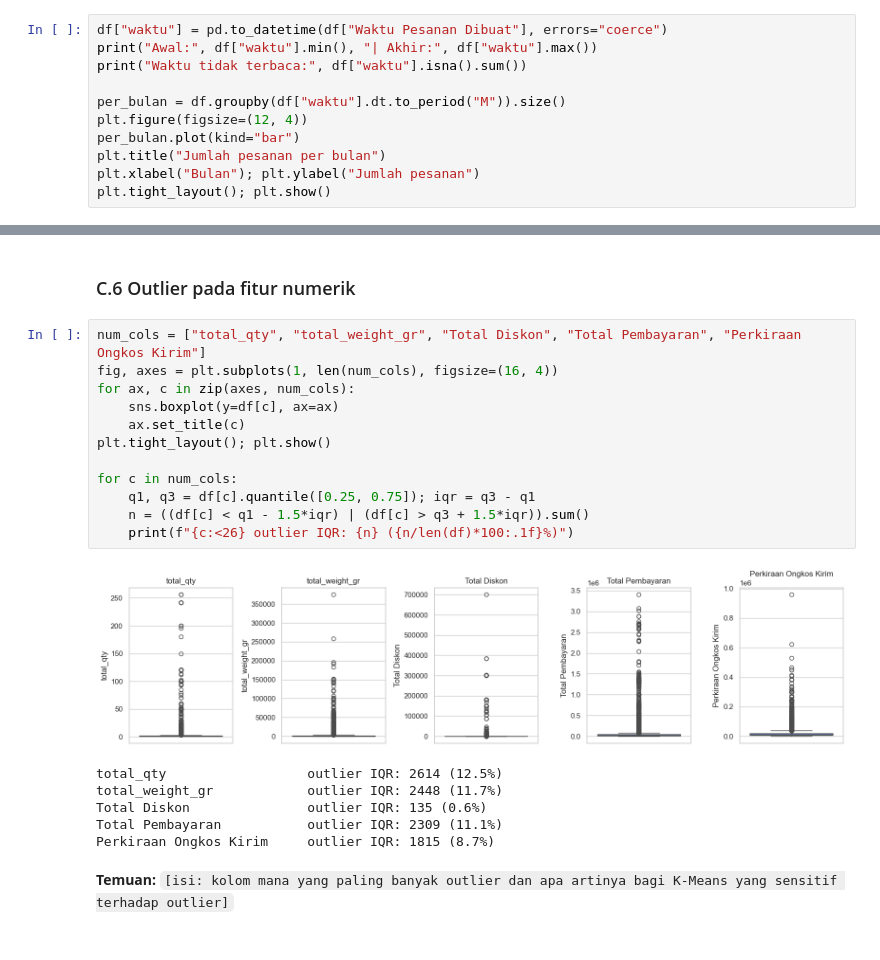
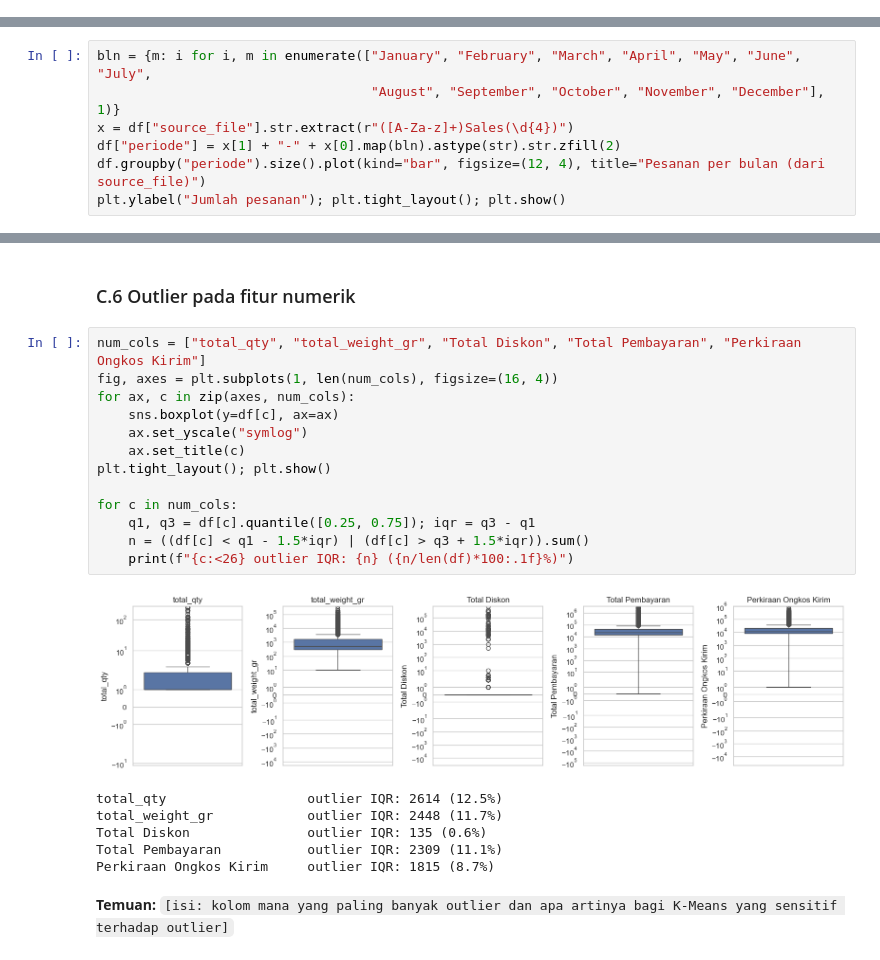
Before and after one commit to anubluskrin/PROJECT-DS, a Jupyter notebook: notebook_proyek_akhir.ipynb, the cells around one changed output, grey strips where cells are left out. Cells and saved outputs as stored; diff of their text form.

```diff
--- a/notebook_proyek_akhir.ipynb
+++ b/notebook_proyek_akhir.ipynb
@@ -400,14 +399,3 @@ True             0    765
 **Temuan:** `[isi: kolom mana yang kosong, apakah kosong secara struktural (Alasan Pembatalan) atau karena data hilang (Waktu Pesanan Dibuat), dan rencana penanganannya di bagian D]`
 # %% [markdown]
 ### C.3 Periode data
-# %%
-df["waktu"] = pd.to_datetime(df["Waktu Pesanan Dibuat"], errors="coerce")
-print("Awal:", df["waktu"].min(), "| Akhir:", df["waktu"].max())
-print("Waktu tidak terbaca:", df["waktu"].isna().sum())
-
-per_bulan = df.groupby(df["waktu"].dt.to_period("M")).size()
-plt.figure(figsize=(12, 4))
-per_bulan.plot(kind="bar")
-plt.title("Jumlah pesanan per bulan")
-plt.xlabel("Bulan"); plt.ylabel("Jumlah pesanan")
-plt.tight_layout(); plt.show()
@@ -417,0 +402,7 @@ Waktu tidak terbaca: 1980
+# %%
+bln = {m: i for i, m in enumerate(["January", "February", "March", "April", "May", "June", "July",
+                                   "August", "September", "October", "November", "December"], 1)}
+x = df["source_file"].str.extract(r"([A-Za-z]+)Sales(\d{4})")
+df["periode"] = x[1] + "-" + x[0].map(bln).astype(str).str.zfill(2)
+df.groupby("periode").size().plot(kind="bar", figsize=(12, 4), title="Pesanan per bulan (dari source_file)")
+plt.ylabel("Jumlah pesanan"); plt.tight_layout(); plt.show()
@@ -515,17 +508,18 @@ Minimal 50 pesanan ->  70 wilayah, mencakup 77.8% pesanan
 # %%
 num_cols = ["total_qty", "total_weight_gr", "Total Diskon", "Total Pembayaran", "Perkiraan Ongkos Kirim"]
 fig, axes = plt.subplots(1, len(num_cols), figsize=(16, 4))
 for ax, c in zip(axes, num_cols):
     sns.boxplot(y=df[c], ax=ax)
+    ax.set_yscale("symlog")
     ax.set_title(c)
 plt.tight_layout(); plt.show()
 
 for c in num_cols:
     q1, q3 = df[c].quantile([0.25, 0.75]); iqr = q3 - q1
     n = ((df[c] < q1 - 1.5*iqr) | (df[c] > q3 + 1.5*iqr)).sum()
     print(f"{c:<26} outlier IQR: {n} ({n/len(df)*100:.1f}%)")
 # %% [output]
-[figure, old version]
+[figure, new version]
 total_qty                  outlier IQR: 2614 (12.5%)
 total_weight_gr            outlier IQR: 2448 (11.7%)
 Total Diskon               outlier IQR: 135 (0.6%)
```
Also changed, not shown: parts of 31 cells of this notebook.
